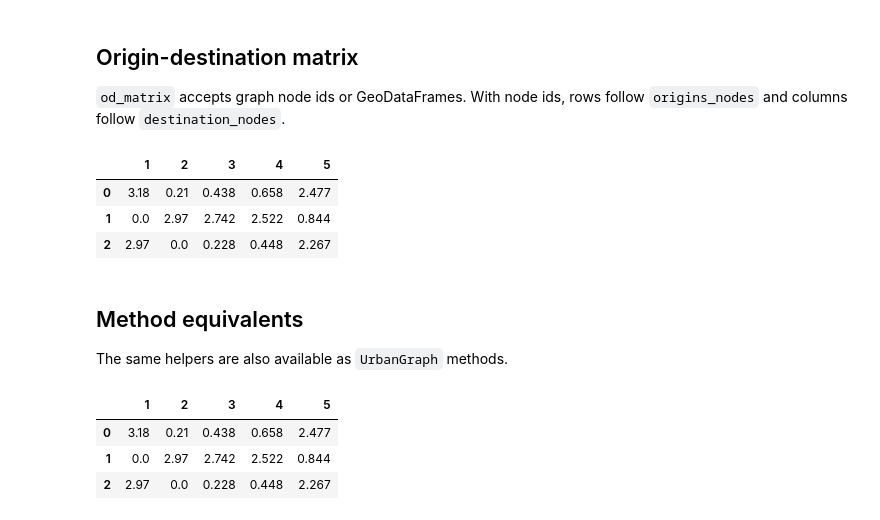
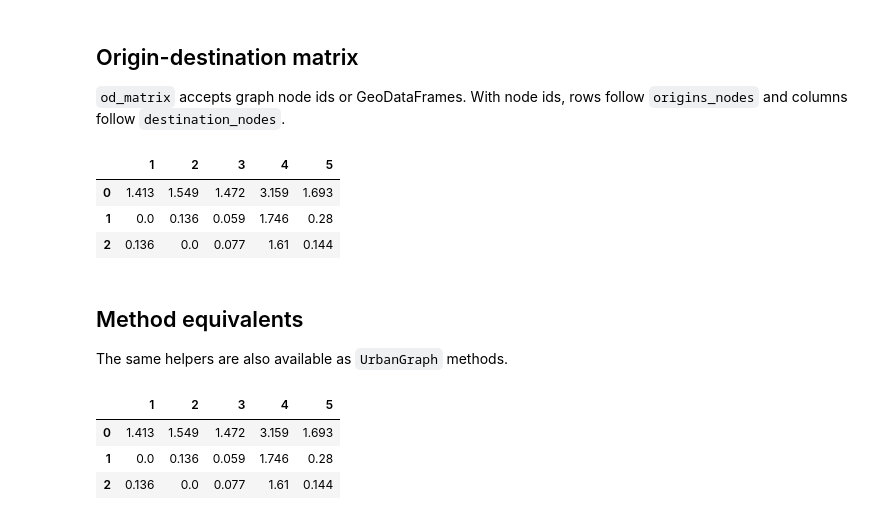
Before and after one commit to DDonnyy/IduEdu, a Jupyter notebook: docs/examples/shortest_paths.ipynb, the cells around one changed output. Drawn from its saved outputs; the diff is of its cells as text; code cells hidden in the pictures.

```diff
--- a/docs/examples/shortest_paths.ipynb
+++ b/docs/examples/shortest_paths.ipynb
@@ -8,12 +8,12 @@ This notebook covers the shortest-path helpers available for `UrbanGraph`. Dista
 
 OSM_ID = 1114252
 # %%
-from iduedu import get_walk_graph
+from iduedu import get_intermodal_graph
 
-G_walk = get_walk_graph(osm_id=OSM_ID, simplify=True, keep_largest_subgraph=True)
-G_walk.update_adjacency_matrix(weight="time_min")
+G_intermodal = get_intermodal_graph(osm_id=OSM_ID, clip_by_territory=True)
+G_intermodal.update_adjacency_matrix(weight="time_min")
 
-sample_nodes = G_walk.nodes_gdf.index[:6].tolist()
+sample_nodes = G_intermodal.nodes_gdf.index[:6].tolist()
 source = sample_nodes[0]
 destinations = sample_nodes[1:]
 print(sample_nodes)
@@ -132,33 +278,36 @@ parallel.iloc[:, :8]
 # %%
 from iduedu import od_matrix
 
 od = od_matrix(
-    G_walk,
+    G_intermodal,
     origins_nodes=sample_nodes[:3],
     destination_nodes=destinations,
     weight="time_min",
     threshold=30,
     max_workers=4,
 )
 
 od
 # %% [output]
 |  | 1 | 2 | 3 | 4 | 5 |
-| 0 | 3.18 | 0.21 | 0.438 | 0.658 | 2.477 |
-| 1 | 0.0 | 2.97 | 2.742 | 2.522 | 0.844 |
-| 2 | 2.97 | 0.0 | 0.228 | 0.448 | 2.267 |
+| 0 | 1.413 | 1.549 | 1.472 | 3.159 | 1.693 |
+| 1 | 0.0 | 0.136 | 0.059 | 1.746 | 0.28 |
+| 2 | 0.136 | 0.0 | 0.077 | 1.61 | 0.144 |
 # %% [markdown]
 ## Method equivalents
 
 The same helpers are also available as `UrbanGraph` methods.
 # %%
-G_walk.single_source_dijkstra_path_length(source, cutoff=15).head()
-G_walk.multi_source_dijkstra_path_length(source_nodes=sample_nodes[:3], cutoff=15).head()
-G_walk.multi_source_dijkstra_nearest_source(source_nodes=sample_nodes[:3], cutoff=15).head()
-G_walk.dijkstra_path_length_parallel(source_nodes=sample_nodes[:3], cutoff=15, max_workers=4).iloc[:, :5]
-G_walk.od_matrix(origins_nodes=sample_nodes[:3], destination_nodes=destinations, threshold=30)
+G_intermodal.single_source_dijkstra_path(source, destinations[0], cutoff=15)
+G_intermodal.multi_source_dijkstra_path(origins_nodes=sample_nodes[:2], destination_nodes=destinations, threshold=30)
+G_intermodal.path_to_edges(node_path).head()
+G_intermodal.single_source_dijkstra_path_length(source, cutoff=15).head()
+G_intermodal.multi_source_dijkstra_path_length(source_nodes=sample_nodes[:3], cutoff=15).head()
+G_intermodal.multi_source_dijkstra_nearest_source(source_nodes=sample_nodes[:3], cutoff=15).head()
+G_intermodal.dijkstra_path_length_parallel(source_nodes=sample_nodes[:3], cutoff=15, max_workers=4).iloc[:, :5]
+G_intermodal.od_matrix(origins_nodes=sample_nodes[:3], destination_nodes=destinations, threshold=30)
 # %% [output]
 |  | 1 | 2 | 3 | 4 | 5 |
-| 0 | 3.18 | 0.21 | 0.438 | 0.658 | 2.477 |
-| 1 | 0.0 | 2.97 | 2.742 | 2.522 | 0.844 |
-| 2 | 2.97 | 0.0 | 0.228 | 0.448 | 2.267 |
+| 0 | 1.413 | 1.549 | 1.472 | 3.159 | 1.693 |
+| 1 | 0.0 | 0.136 | 0.059 | 1.746 | 0.28 |
+| 2 | 0.136 | 0.0 | 0.077 | 1.61 | 0.144 |
```
Also changed, not shown: parts of 13 cells of this notebook, 12 other files.
